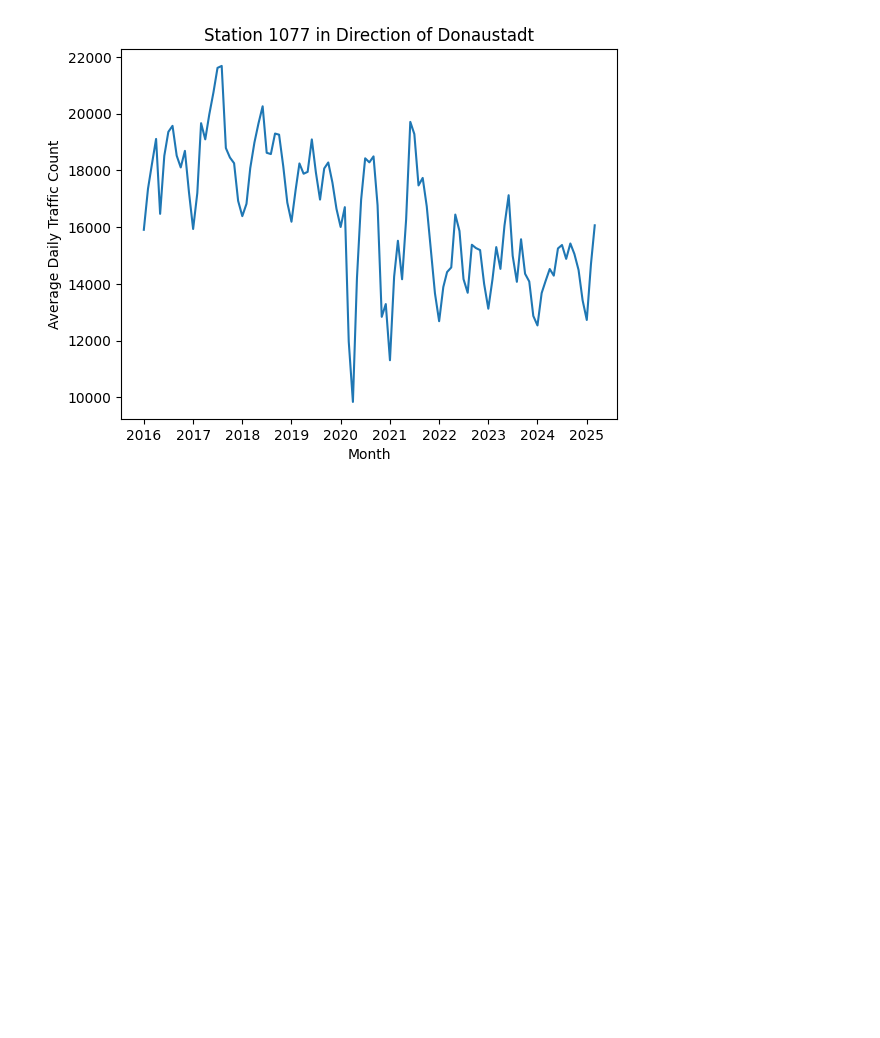
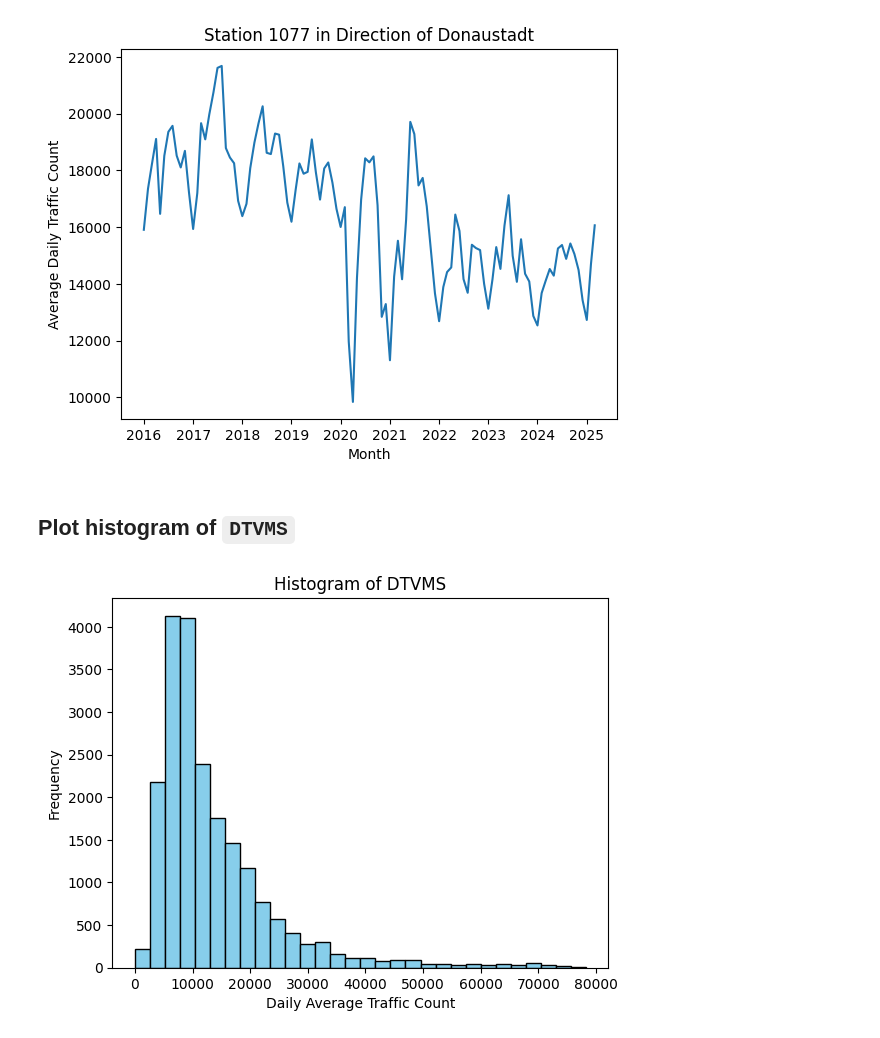
Before and after one commit to gerezk/predicting-traffic-counts, a Jupyter notebook: ML_model_training.ipynb, the cells around one changed output. Saved outputs shown, nothing was run; the diff lists cells and outputs as text; code cells hidden in the pictures; blank space fills up the shorter version.

```diff
--- a/ML_model_training.ipynb
+++ b/ML_model_training.ipynb
@@ -86,9 +97,9 @@ df = df[df['DTVMS'] >= 0]
 # %% [markdown]
 ## Create datetime column for plotting
 # %%
-df['timestamp'] = df['JAHR'].astype(str) + ' ' + df['MONAT'].astype(str)
-df['timestamp'] = pd.to_datetime(df['timestamp'], format='%Y %m')
-df = df.sort_values(by=['ZNR', 'RINAME', 'timestamp'])
+df_plot = df.copy()
+df_plot['timestamp'] = df_plot['JAHR'].astype(str) + ' ' + df_plot['MONAT'].astype(str)
+df_plot['timestamp'] = pd.to_datetime(df_plot['timestamp'], format='%Y %m')
 # %% [markdown]
 ### Plot `DTVMS` for a given `ZNR` and `RINAME` to determine how the data looks
 # %%
@@ -100,3 +111,17 @@ plt.ylabel('Average Daily Traffic Count')
 plt.show()
 # %% [output]
 [figure]
+# %% [markdown]
+## Plot histogram of `DTVMS`
+# %%
+plt.hist(df['DTVMS'], bins=30, color='skyblue', edgecolor='black')
+
+# Adding labels and title
+plt.xlabel('Daily Average Traffic Count')
+plt.ylabel('Frequency')
+plt.title('Histogram of DTVMS')
+
+# Display the plot
+plt.show()
+# %% [output]
+[figure, added]
```
Also changed, not shown: parts of 19 cells of this notebook.
